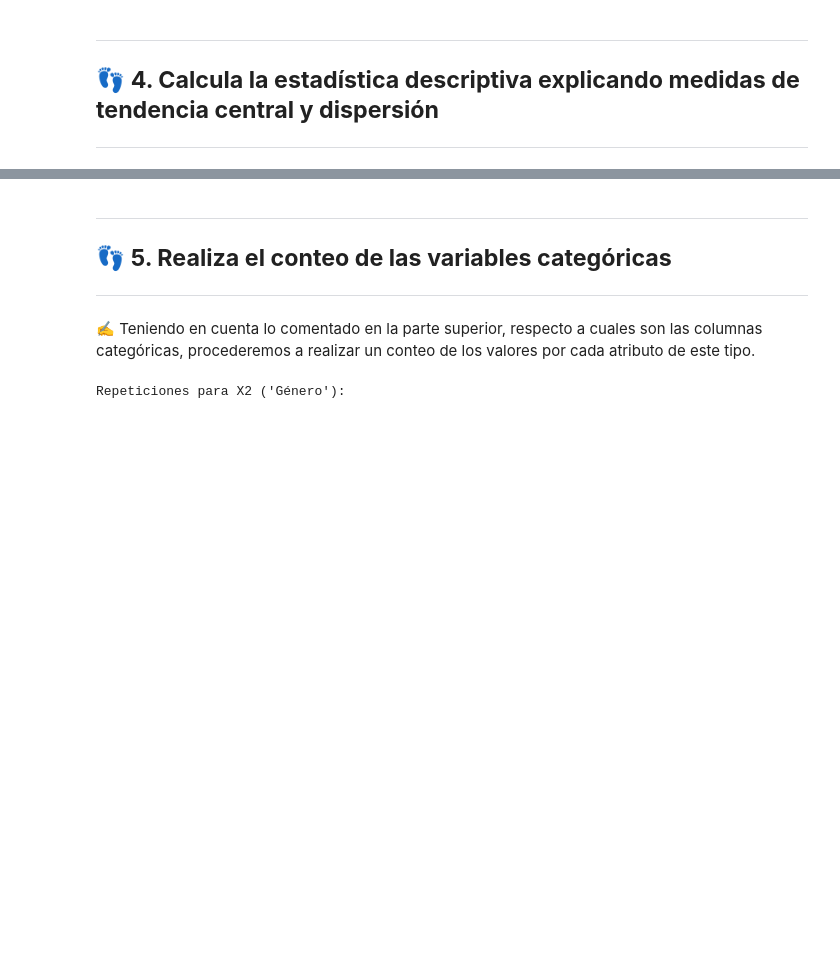
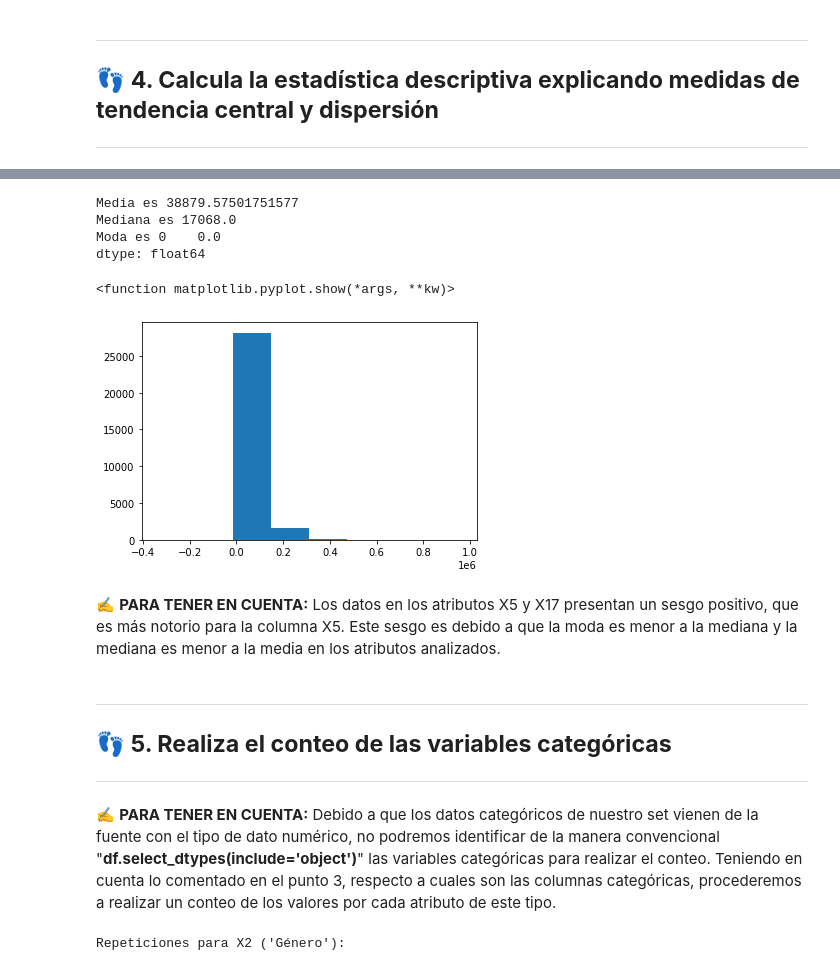
Before and after one commit to PosgradoMNA/actividades-de-aprendizaje-A01793509, a Jupyter notebook: Actividad Semanal -- 6, visualización.A01793509.ipynb, the cells around one changed output, grey strips where cells are left out. Saved outputs shown, nothing was run; the diff lists cells and outputs as text; code cells hidden in the pictures; blank space fills up the shorter version.

```diff
--- a/Actividad Semanal -- 6, visualización.A01793509.ipynb
+++ b/Actividad Semanal -- 6, visualización.A01793509.ipynb
@@ -290,3 +322,21 @@ sns.heatmap(mat_corr, vmin = -1, vmax = 1, cmap = "BuGn", annot= True)
+# %%
+#Visualizamos las medidas
+print("Media es", df.X17.mean())
+print("Mediana es",df.X17.median())
+print("Moda es",df.X17.mode())
+
+#Graficamos las columnas evaluadas anteriormente (X5 y X17)
+plt.hist(df.X17,8)
+plt.show
+# %% [output]
+Media es 38879.57501751577
+Mediana es 17068.0
+Moda es 0    0.0
+dtype: float64
+<function matplotlib.pyplot.show(*args, **kw)>
+[figure, added]
+# %% [markdown]
+✍ **PARA TENER EN CUENTA:** Los datos en los atributos X5 y X17 presentan un sesgo positivo, que es más notorio para la columna X5. Este sesgo es debido a que la moda es menor a la mediana y la mediana es menor a la media en los atributos analizados.
 # %% [markdown]
 ---
 
@@ -297,5 +349,6 @@ sns.heatmap(mat_corr, vmin = -1, vmax = 1, cmap = "BuGn", annot= True)
 # %% [markdown]
-✍ Teniendo en cuenta lo comentado en la parte superior, respecto a cuales son las columnas categóricas, procederemos a realizar un conteo de los valores por cada atributo de este tipo.
+✍ **PARA TENER EN CUENTA:** Debido a que los datos categóricos de nuestro set vienen de la fuente con el tipo de dato numérico, no podremos identificar de la manera convencional "**df.select_dtypes(include='object')**" las variables categóricas para realizar el conteo.
+Teniendo en cuenta lo comentado en el punto 3, respecto a cuales son las columnas categóricas, procederemos a realizar un conteo de los valores por cada atributo de este tipo.
 # %%
 print("Repeticiones para X2 ('Género'):")
 df.X2.value_counts()
```
Also changed, not shown: parts of 20 cells of this notebook.
